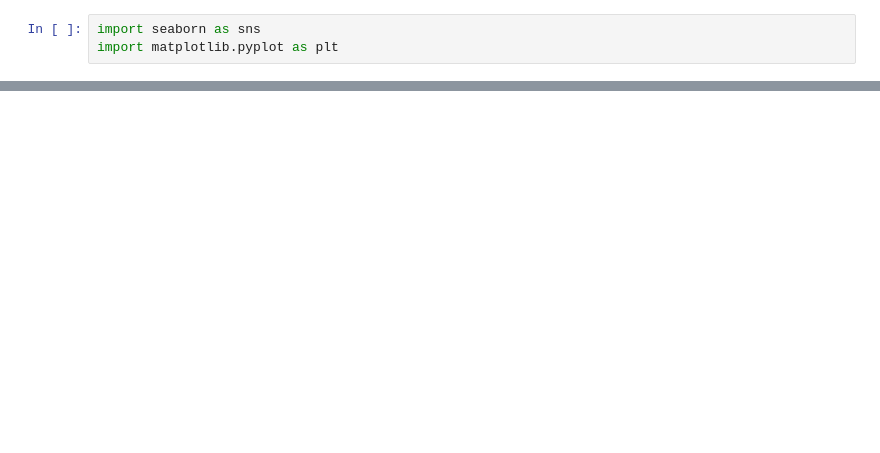
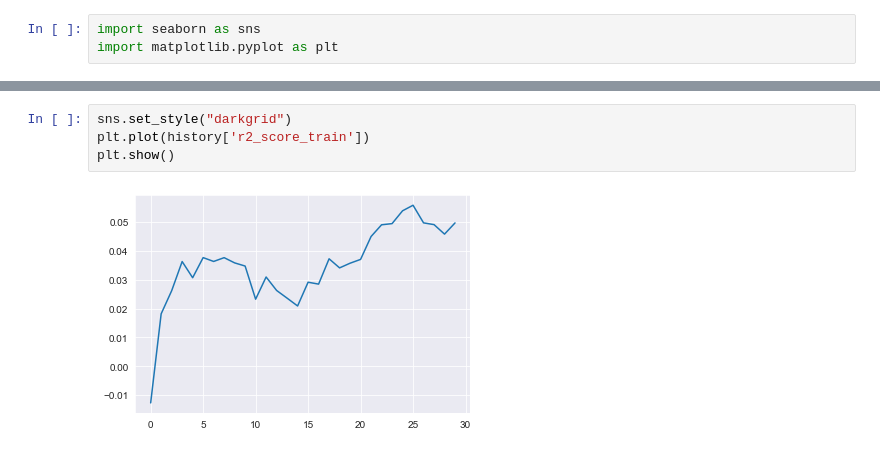
Before and after one commit to Stashq/PiSR1, a Jupyter notebook: notebooks/model-content-base.ipynb, the cells around one changed output, grey strips where cells are left out. Drawn from its saved outputs; the diff is of its cells as text; blank space fills up the shorter version.

```diff
--- a/notebooks/model-content-base.ipynb
+++ b/notebooks/model-content-base.ipynb
@@ -139,0 +249,6 @@ plt.show()
+# %%
+sns.set_style("darkgrid")
+plt.plot(history['r2_score_train'])
+plt.show()
+# %% [output]
+[figure, added]
```
Also changed, not shown: parts of 18 cells of this notebook.
